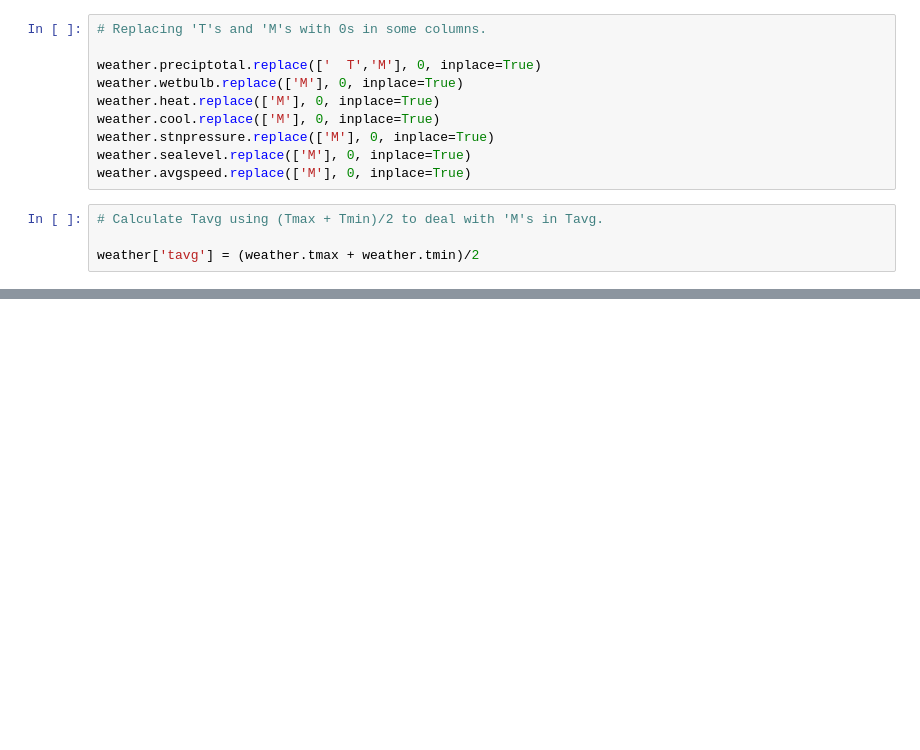
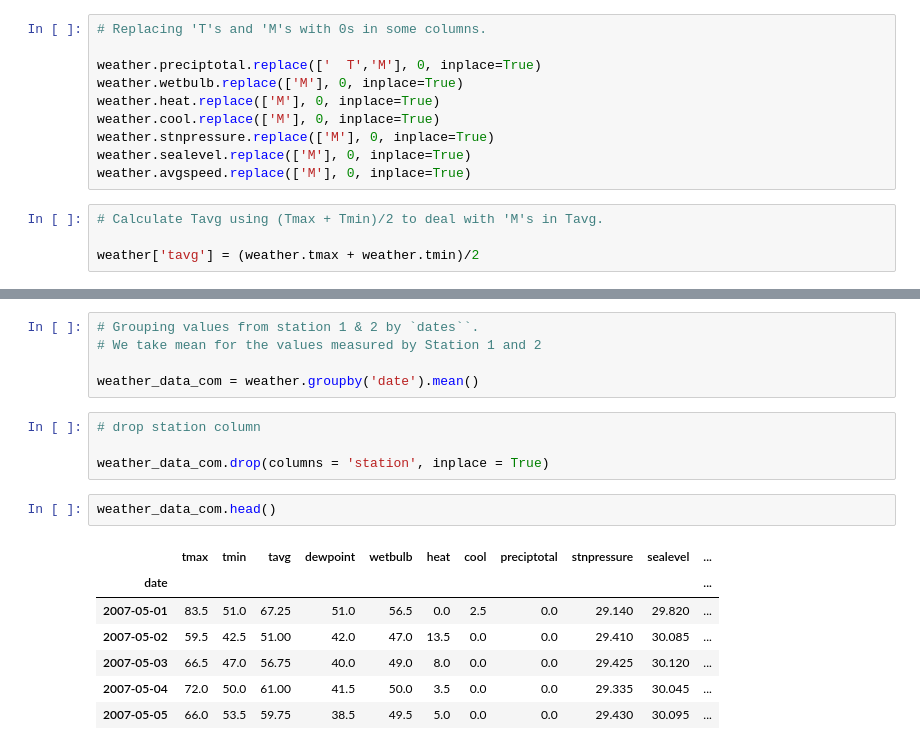
Before and after one commit to msamhz/GA-Project_4, a Jupyter notebook: code/EDA_Cleanup_Consolidate.ipynb, the cells around one changed output, grey strips where cells are left out. Drawn from its saved outputs; the diff is of its cells as text; blank space fills up the shorter version.

```diff
--- a/code/EDA_Cleanup_Consolidate.ipynb
+++ b/code/EDA_Cleanup_Consolidate.ipynb
@@ -289,0 +322,19 @@ weather['tavg'] = (weather.tmax + weather.tmin)/2
+# %%
+# Grouping values from station 1 & 2 by `dates``.
+# We take mean for the values measured by Station 1 and 2
+
+weather_data_com = weather.groupby('date').mean()
+# %%
+# drop station column
+
+weather_data_com.drop(columns = 'station', inplace = True)
+# %%
+weather_data_com.head()
+# %% [output]
+|  | tmax | tmin | tavg | dewpoint | wetbulb | heat | cool | preciptotal | stnpressure | sealevel | ... |
+| date |  |  |  |  |  |  |  |  |  |  | ... |
+| 2007-05-01 | 83.5 | 51.0 | 67.25 | 51.0 | 56.5 | 0.0 | 2.5 | 0.0 | 29.140 | 29.820 | ... |
+| 2007-05-02 | 59.5 | 42.5 | 51.00 | 42.0 | 47.0 | 13.5 | 0.0 | 0.0 | 29.410 | 30.085 | ... |
+| 2007-05-03 | 66.5 | 47.0 | 56.75 | 40.0 | 49.0 | 8.0 | 0.0 | 0.0 | 29.425 | 30.120 | ... |
+| 2007-05-04 | 72.0 | 50.0 | 61.00 | 41.5 | 50.0 | 3.5 | 0.0 | 0.0 | 29.335 | 30.045 | ... |
+| 2007-05-05 | 66.0 | 53.5 | 59.75 | 38.5 | 49.5 | 5.0 | 0.0 | 0.0 | 29.430 | 30.095 | ... |
```
Also changed, not shown: parts of 24 cells of this notebook.
